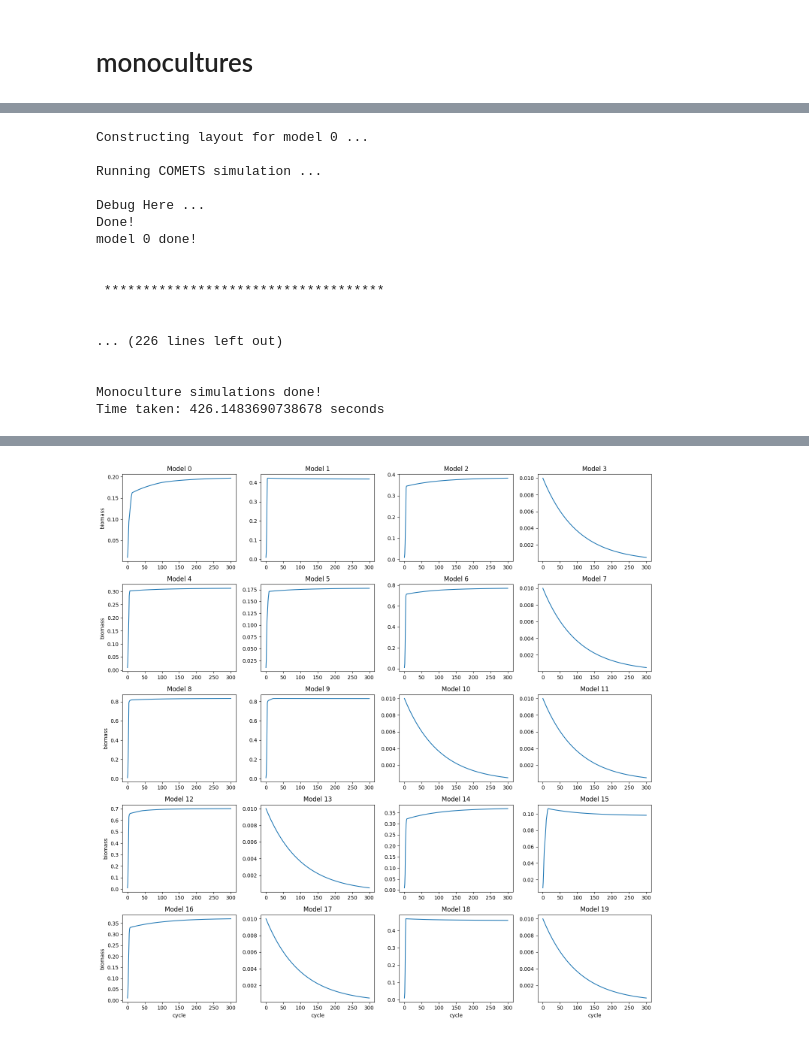
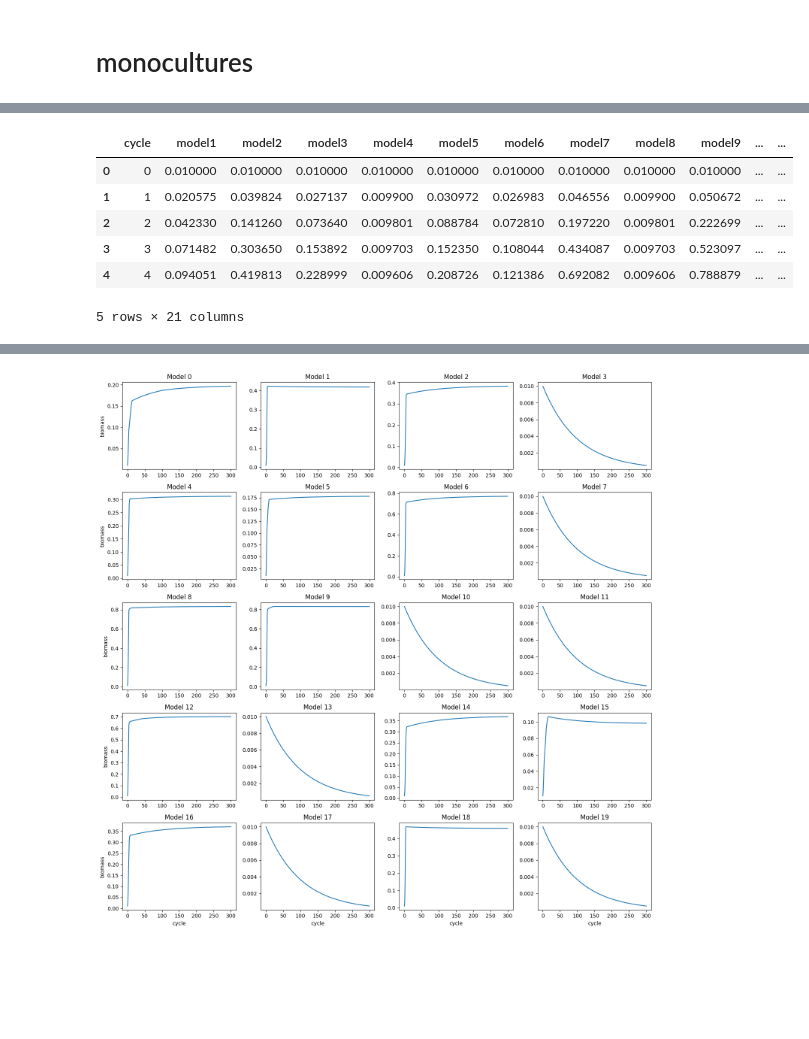
Before and after one commit to Sabdha07/metabolic_modelling, a Jupyter notebook: comets/cometspy_basic.ipynb, the cells around one changed output, grey strips where cells are left out. Saved outputs shown, nothing was run; the diff lists cells and outputs as text; code cells hidden in the pictures; blank space fills up the shorter version.

```diff
--- a/comets/cometspy_basic.ipynb
+++ b/comets/cometspy_basic.ipynb
@@ -39,11 +54,11 @@ models = {} # id: model
 for i in range(20): #change range according to the number of models
     model_name = model_files[i].split(".")[0]
     model_path = os.path.join(models_dir, model_files[i])
-    models_meta[i] = model_name #update metadata
-    print('loading', i,'th model of 20 models...')
+    models_meta[i+1] = model_name #update metadata
+    print('loading model', i+1,'of 20 models...')
 
     model = cobra.io.read_sbml_model(model_path)
-    models[i] = model #update models dict
+    models[i+1] = model #update models dict
     #comets_model = c.model(model)
 
 print('Done loading the models!')
@@ -109,7 +124,9 @@ mono_params.show_params()
 initial_pop = 0.01 #initial population of the model
 dilution_rate = 0.1 # /hr
 biomass_dict = {} #initialize biomass dict for storing timeseries biomass data - id:timeseries biomass data
-media_dict = {} #initialize media dict for storing timeseries media data - id:timeseries media data
+#media_dict = {} #initialize media dict for storing timeseries media data - id:timeseries media data
+biomass_df = pd.DataFrame() #initialize dataframe to store biomass data
+#media_df = pd.DataFrame() #initialize dataframe to store media data
 
 #parameters update part2
 mono_params.set_param('deathRate', dilution_rate)
@@ -120,17 +137,17 @@ start_time = time.time()
 
 # create layout and run monoculture simulations
 for i in range(20):
-    model = models[i]
+    model = models[i+1]
     #make comets model
     comets_model = c.model(model)
     #set model id
-    comets_model.id = 'model' + str(i)
+    comets_model.id = 'model' + str(i+1)
     #set initial population and open exchanges
     comets_model.initial_pop = [0,0,initial_pop] # x, y, gDW
     comets_model.open_exchanges()
 
     #create layout
-    print('Constructing layout for model', i, '...')
+    print('Constructing layout for model', i+1, '...')
     mono_layout = c.layout(comets_model)
     #print(mono_layout.get_model_ids())
 
@@ -154,31 +171,31 @@ for i in range(20):
     simulation.run()
 
     #save biomass data
-    biomass_dict[i] = simulation.total_biomass
-    media_dict[i] = simulation.get_metabolite_time_series()
+    biomass_dict[i+1] = simulation.total_biomass
+    #media_dict[i] = simulation.get_metabolite_time_series()
 
-    print('model', i, 'done!')
+    #save cycle indices to dataframe
+    if i == 0:
+        biomass_df['cycle'] = biomass_dict[i+1]['cycle']
+        #media_df['cycle'] = simulation.get_cycle_indices()
+
+    #save biomass data to dataframe
+    biomass_df['model'+str(i+1)] = biomass_dict[i+1][f'model{i+1}']
+
+    print('model', i+1, 'done!')
     print('\n\n ************************************ \n\n')
     time.sleep(2) #sleep for 5 seconds to avoid overloading the server
 
 end_time = time.time()
 print('Monoculture simulations done!')
 print('Time taken:', end_time-start_time, 'seconds')
-# %% [output]
-Constructing layout for model 0 ...
-
-Running COMETS simulation ...
-
-Debug Here ...
-Done!
-model 0 done!
-
-
- ************************************
-
-
-... (226 lines left out)
-
-
-Monoculture simulations done!
-Time taken: 426.1483690738678 seconds
+# %%
+biomass_df.head()
+# %% [output]
+|  | cycle | model1 | model2 | model3 | model4 | model5 | model6 | model7 | model8 | model9 | ... | ... |
+| 0 | 0 | 0.010000 | 0.010000 | 0.010000 | 0.010000 | 0.010000 | 0.010000 | 0.010000 | 0.010000 | 0.010000 | ... | ... |
+| 1 | 1 | 0.020575 | 0.039824 | 0.027137 | 0.009900 | 0.030972 | 0.026983 | 0.046556 | 0.009900 | 0.050672 | ... | ... |
+| 2 | 2 | 0.042330 | 0.141260 | 0.073640 | 0.009801 | 0.088784 | 0.072810 | 0.197220 | 0.009801 | 0.222699 | ... | ... |
+| 3 | 3 | 0.071482 | 0.303650 | 0.153892 | 0.009703 | 0.152350 | 0.108044 | 0.434087 | 0.009703 | 0.523097 | ... | ... |
+| 4 | 4 | 0.094051 | 0.419813 | 0.228999 | 0.009606 | 0.208726 | 0.121386 | 0.692082 | 0.009606 | 0.788879 | ... | ... |
+5 rows × 21 columns
```
Also changed, not shown: parts of 28 cells of this notebook, 3 other files.
